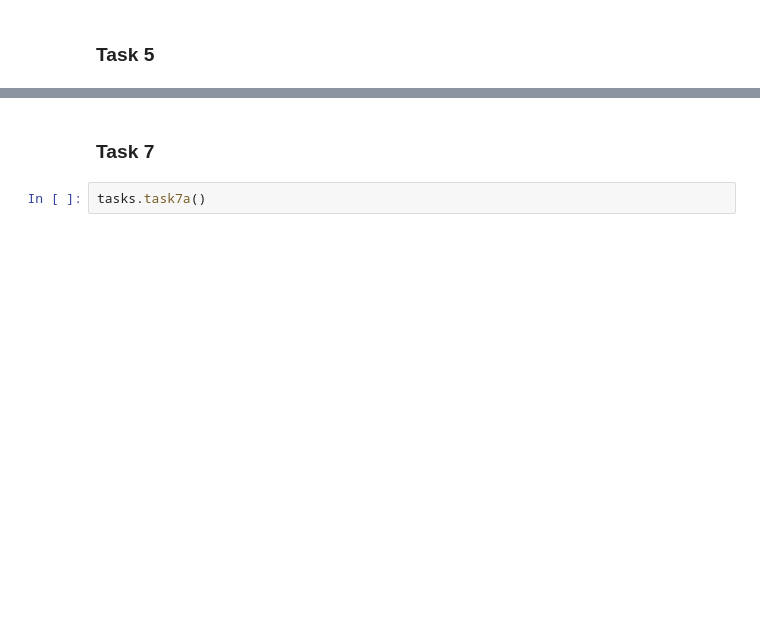
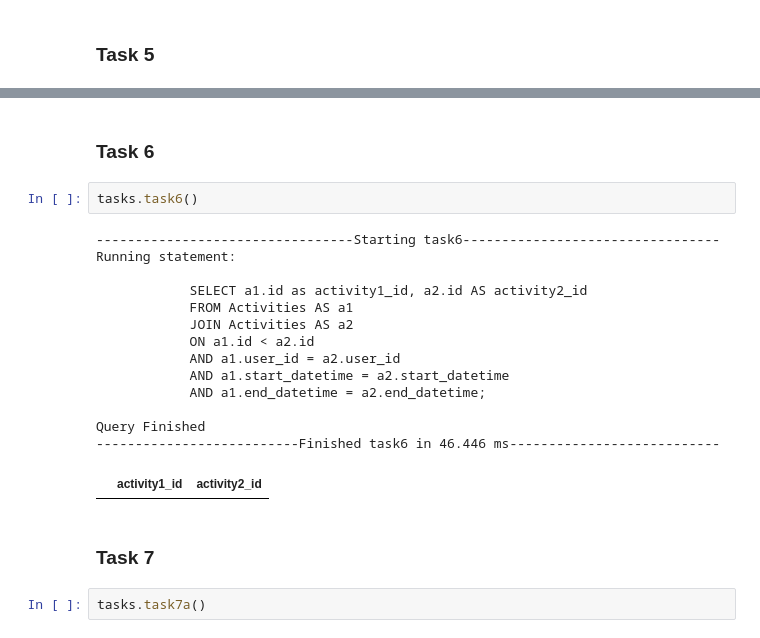
Before and after one commit to larwaa/large-distributed-data, a Jupyter notebook: src/task_notebook.ipynb, the cells around one changed output, grey strips where cells are left out. Drawn from its saved outputs; the diff is of its cells as text; blank space fills up the shorter version.

Commit message:
chore: latest revision of tasks

```diff
--- a/src/task_notebook.ipynb
+++ b/src/task_notebook.ipynb
@@ -251,3 +242,22 @@ Query Finished
+# %% [markdown]
+### Task 6
+# %%
+tasks.task6()
+# %% [output]
+---------------------------------Starting task6---------------------------------
+Running statement:
+
+            SELECT a1.id as activity1_id, a2.id AS activity2_id
+            FROM Activities AS a1
+            JOIN Activities AS a2
+            ON a1.id < a2.id
+            AND a1.user_id = a2.user_id
+            AND a1.start_datetime = a2.start_datetime
+            AND a1.end_datetime = a2.end_datetime;
+
+Query Finished
+--------------------------Finished task6 in 46.446 ms---------------------------
+|  | activity1_id | activity2_id |
 # %% [markdown]
 ### Task 7
 # %%
```
Also changed, not shown: parts of 27 cells of this notebook, 1 other file.
